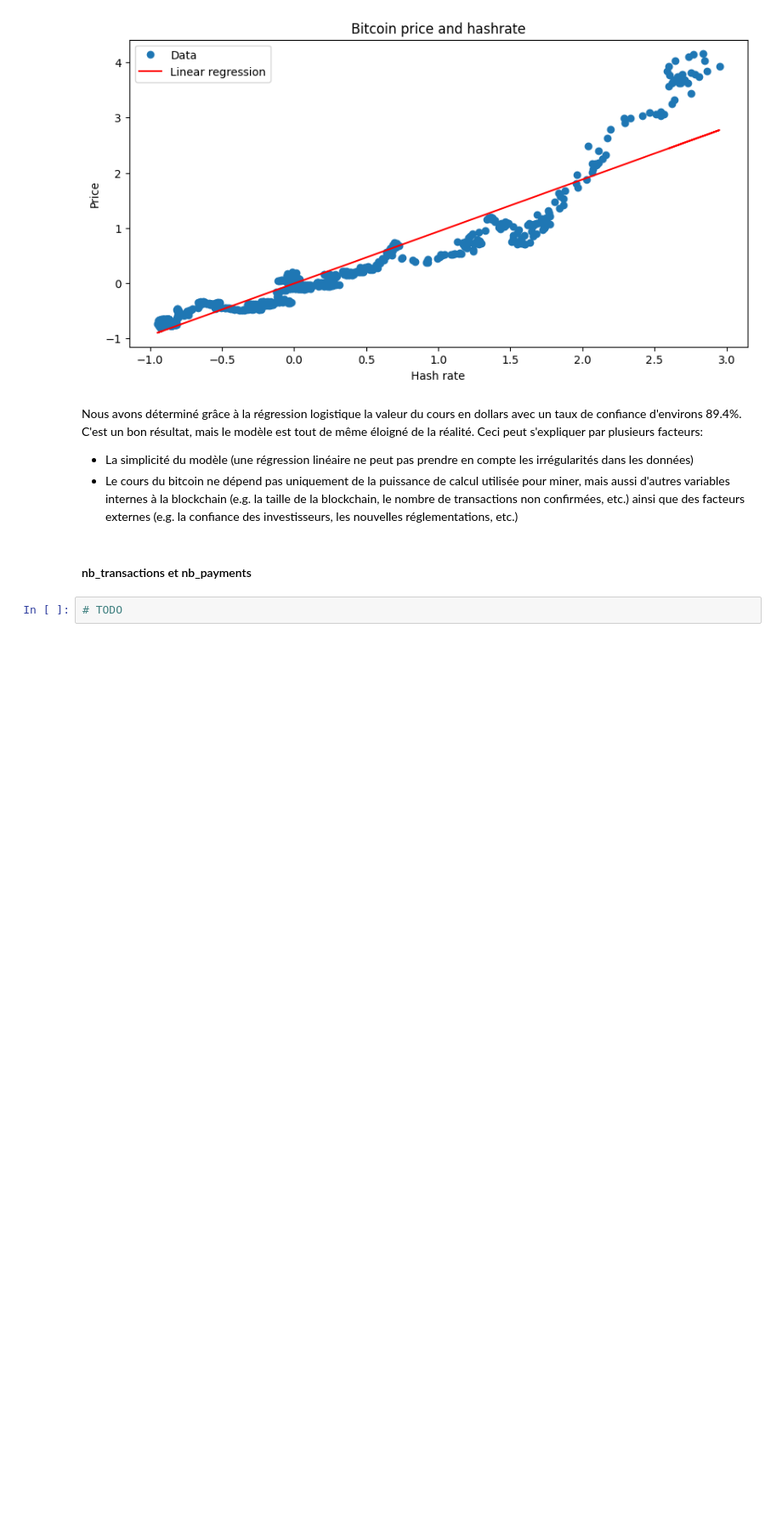
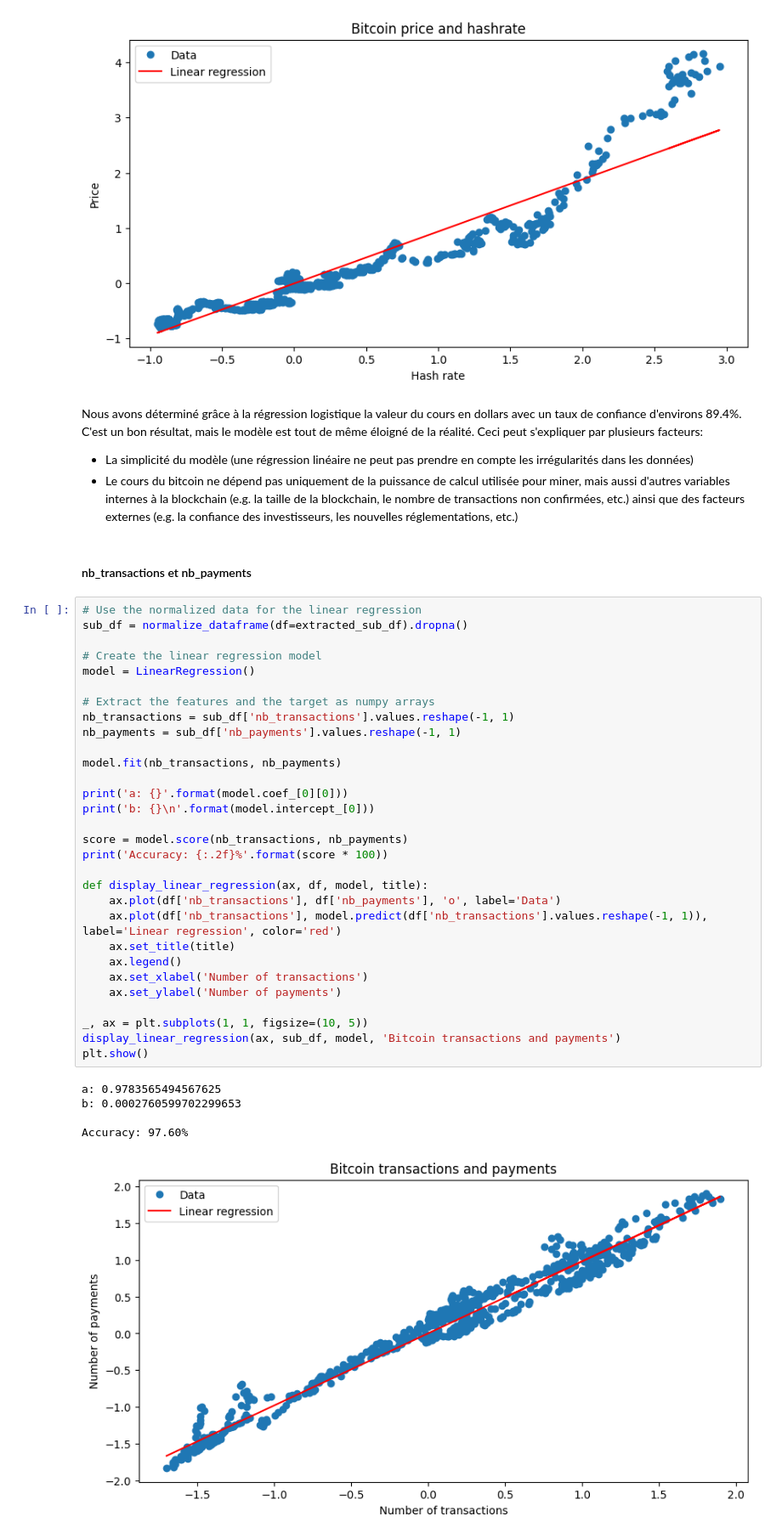
Before and after one commit to sinansoulier/BlockChainPYBD, a Jupyter notebook: analysis.ipynb, the cells around one changed output. Shown at 85% size. Drawn from its saved outputs; the diff is of its cells as text; blank space fills up the shorter version.

Commit message:
analysis: Finished linear regression

```diff
--- a/analysis.ipynb
+++ b/analysis.ipynb
@@ -272,5 +272,39 @@ Nous avons déterminé grâce à la régression logistique la valeur du cours en
 * Le cours du bitcoin ne dépend pas uniquement de la puissance de calcul utilisée pour miner, mais aussi d'autres variables internes à la blockchain (e.g. la taille de la blockchain, le nombre de transactions non confirmées, etc.) ainsi que des facteurs externes (e.g. la confiance des investisseurs, les nouvelles réglementations, etc.)
 # %% [markdown]
 #### nb_transactions et nb_payments
-# %%
-# TODO
+# %%
+# Use the normalized data for the linear regression
+sub_df = normalize_dataframe(df=extracted_sub_df).dropna()
+
+# Create the linear regression model
+model = LinearRegression()
+
+# Extract the features and the target as numpy arrays
+nb_transactions = sub_df['nb_transactions'].values.reshape(-1, 1)
+nb_payments = sub_df['nb_payments'].values.reshape(-1, 1)
+
+model.fit(nb_transactions, nb_payments)
+
+print('a: {}'.format(model.coef_[0][0]))
+print('b: {}\n'.format(model.intercept_[0]))
+
+score = model.score(nb_transactions, nb_payments)
+print('Accuracy: {:.2f}%'.format(score * 100))
+
+def display_linear_regression(ax, df, model, title):
+    ax.plot(df['nb_transactions'], df['nb_payments'], 'o', label='Data')
+    ax.plot(df['nb_transactions'], model.predict(df['nb_transactions'].values.reshape(-1, 1)), label='Linear regression', color='red')
+    ax.set_title(title)
+    ax.legend()
+    ax.set_xlabel('Number of transactions')
+    ax.set_ylabel('Number of payments')
+
+_, ax = plt.subplots(1, 1, figsize=(10, 5))
+display_linear_regression(ax, sub_df, model, 'Bitcoin transactions and payments')
+plt.show()
+# %% [output]
+a: 0.9783565494567625
+b: 0.0002760599702299653
+
+Accuracy: 97.60%
+[figure, added]
```
Also changed, not shown: parts of 1 cell of this notebook.
